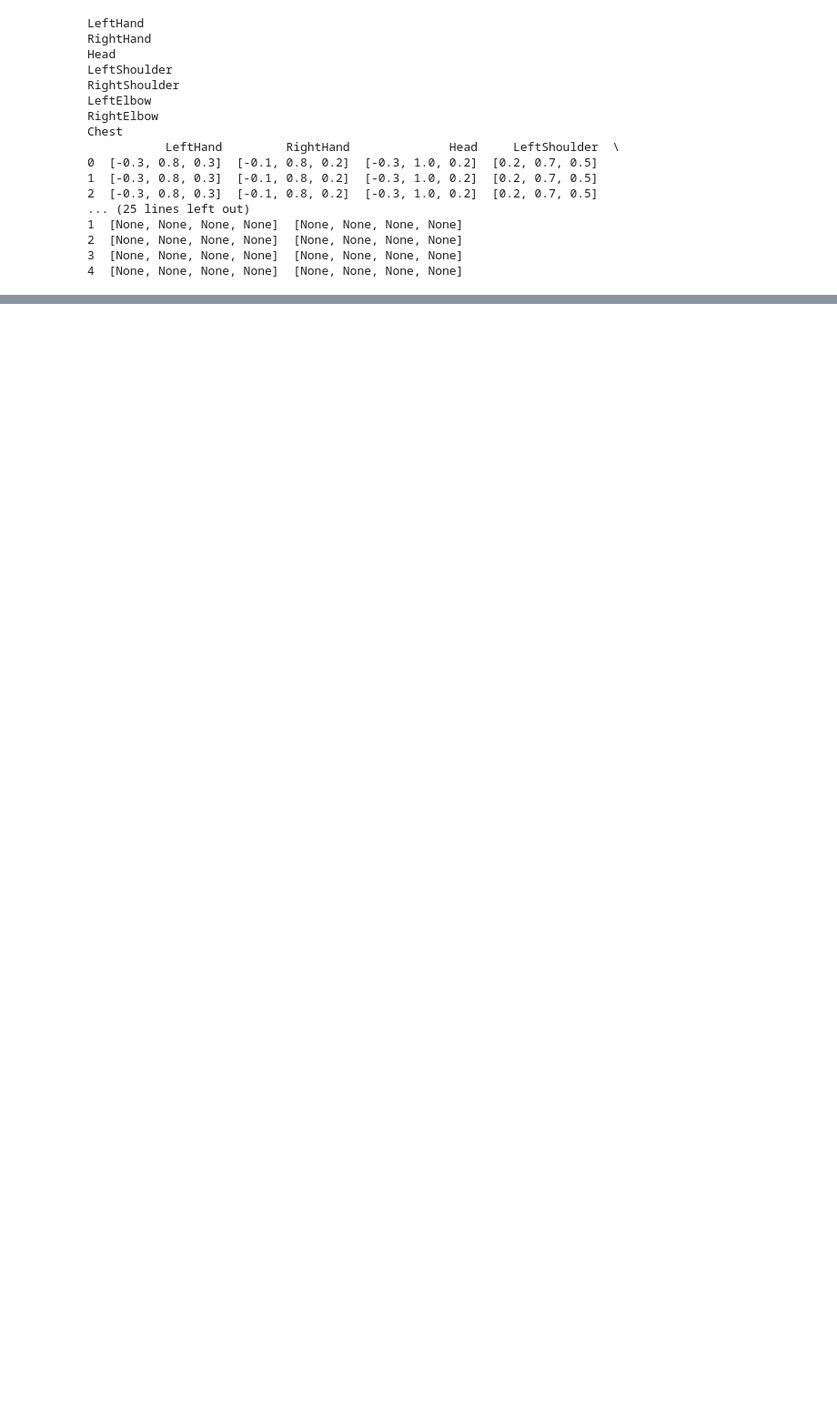
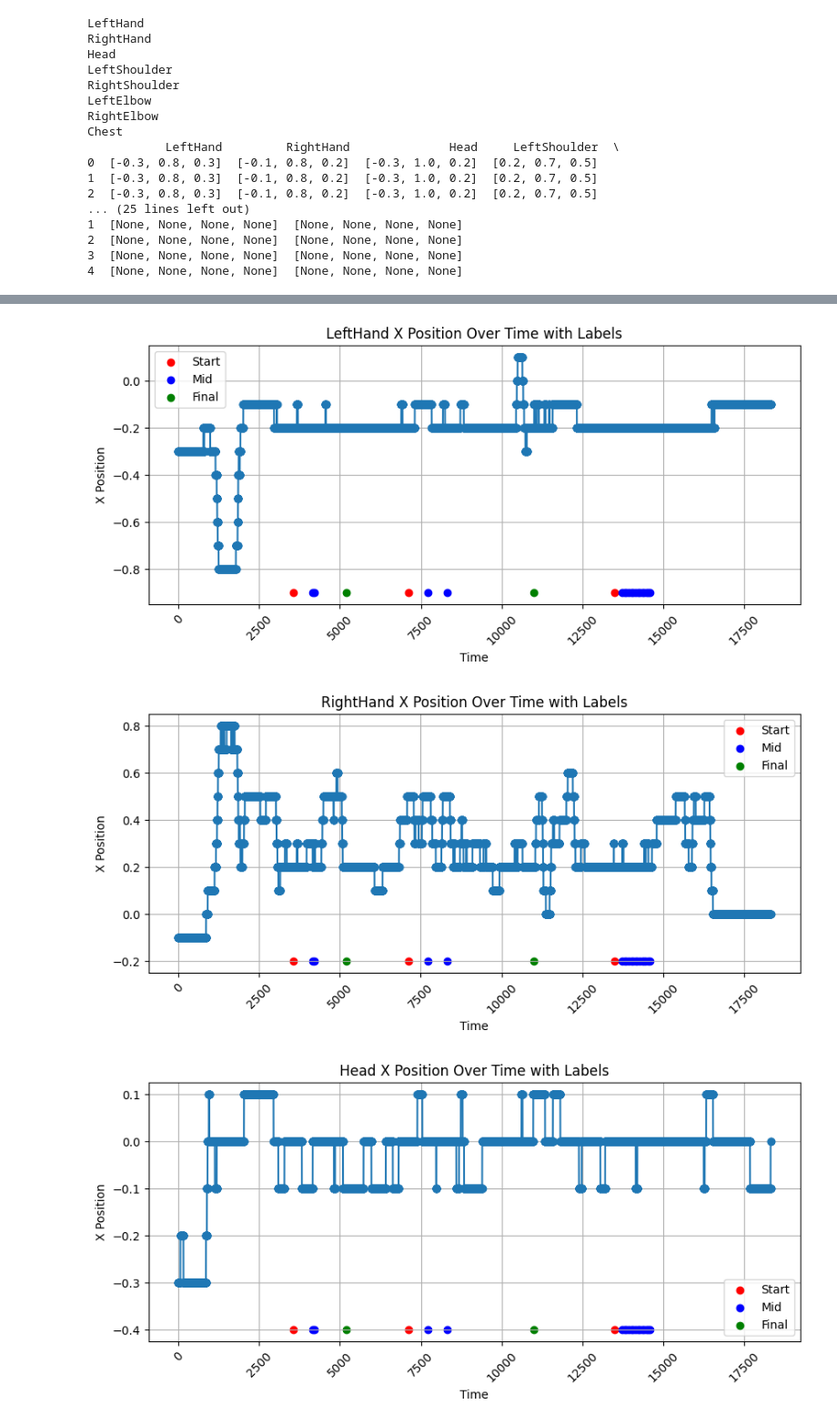
Before and after one commit to yumi-jun/Data_Analysis, a Jupyter notebook: 재활훈련_시계열.ipynb, the cells around one changed output, grey strips where cells are left out. Shown at 91% size. Cells and saved outputs as stored; diff of their text form; code cells hidden in the pictures; blank space fills up the shorter version.

```diff
--- a/재활훈련_시계열.ipynb
+++ b/재활훈련_시계열.ipynb
@@ -179,0 +231,60 @@ plot_time_series_xyz(positions['RightHand'], rotations['RightHand'], 'Right Hand
+# %%
+# 라벨 데이터를 시계열 데이터에 매핑하는 함수
+def map_relative_times_to_indices(time_series, relative_times):
+    label_positions = []
+    for rel_time in relative_times:
+        closest_index = (np.abs(time_series['RelativeTime'] - rel_time)).argmin()
+        label_positions.append(closest_index)
+    return label_positions
+
+# 각 추적 포인트에 라벨 매핑
+def get_label_positions_for_point(point_name):
+    time_series_point = pd.DataFrame({'RelativeTime': data['RelativeTime'], 'x_position': [pos[0] for pos in positions[point_name]]})
+    start_label_positions = map_relative_times_to_indices(time_series_point, start_times)
+    mid_label_positions = map_relative_times_to_indices(time_series_point, mid_times)
+    final_label_positions = map_relative_times_to_indices(time_series_point, final_times)
+    return start_label_positions, mid_label_positions, final_label_positions
+# %%
+# 시각화 함수
+def plot_time_series_with_labels_as_dots(data, title, y_label, start_labels, mid_labels, final_labels):
+    plt.figure(figsize=(10, 4))
+    plt.plot(data, marker='o', linestyle='-')
+    plt.title(title)
+    plt.xlabel('Time')
+    plt.ylabel(y_label)
+    plt.grid(True)
+    plt.xticks(rotation=45)
+
+    added_labels = set()
+    for index in start_labels:
+        plt.scatter(index, min(data) - 0.1, color='red', marker='o', label='Start' if 'Start' not in added_labels else "")
+        added_labels.add('Start')
+
+    for index in mid_labels:
+        plt.scatter(index, min(data) - 0.1, color='blue', marker='o', label='Mid' if 'Mid' not in added_labels else "")
+        added_labels.add('Mid')
+
+    for index in final_labels:
+        plt.scatter(index, min(data) - 0.1, color='green', marker='o', label='Final' if 'Final' not in added_labels else "")
+        added_labels.add('Final')
+
+    plt.legend()
+    plt.show()
+
+# 각 포인트 시각화
+body_points = ['LeftHand', 'RightHand', 'Head']
+for point in body_points:
+    if point in positions:
+        start_label_positions, mid_label_positions, final_label_positions = get_label_positions_for_point(point)
+        plot_time_series_with_labels_as_dots(
+            [pos[0] for pos in positions[point]],
+            f'{point} X Position Over Time with Labels',
+            'X Position',
+            start_label_positions,
+            mid_label_positions,
+            final_label_positions
+        )
+# %% [output]
+[figure, added]
+[figure, added]
+[figure, added]
```
Also changed, not shown: parts of 5 cells of this notebook.
